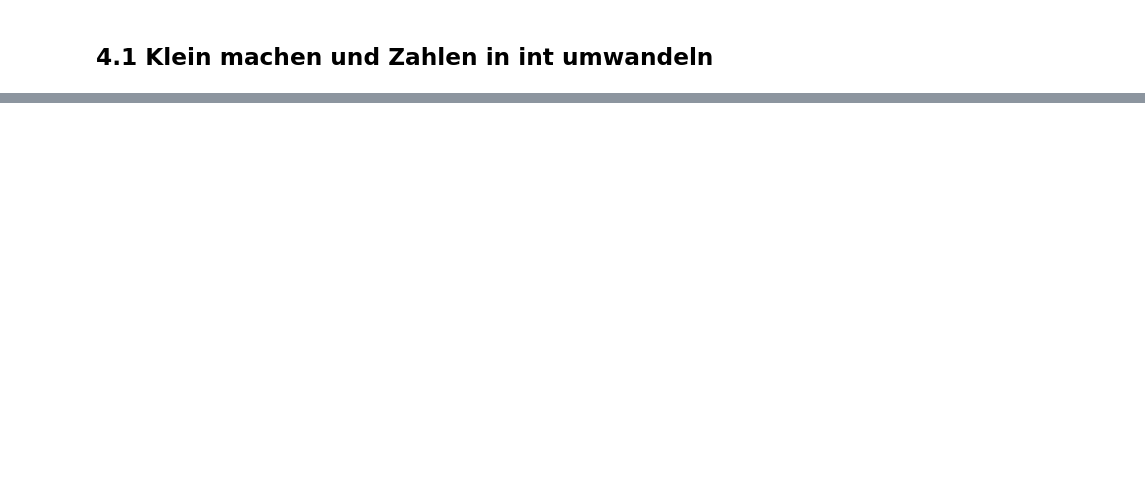
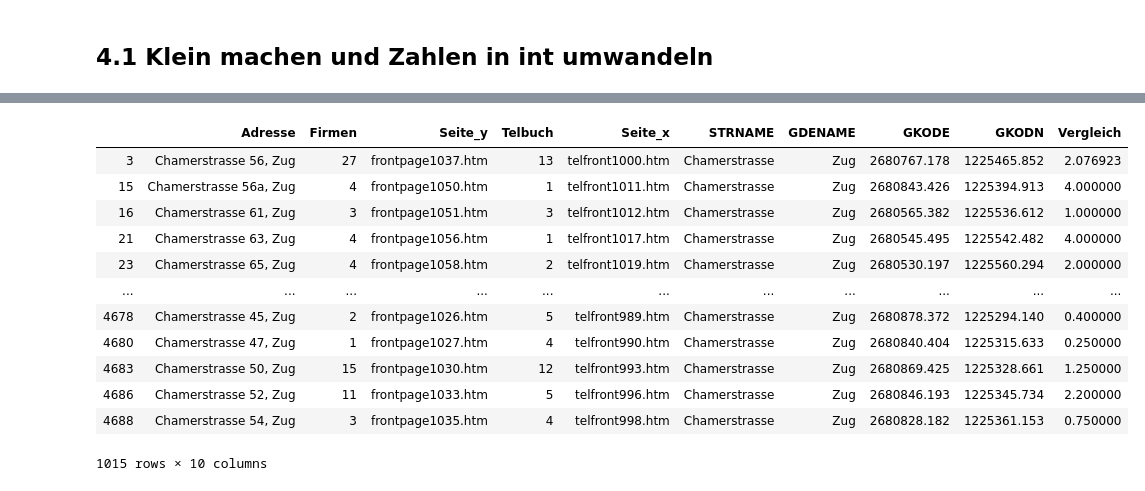
Before and after one commit to ZoeGwerder/hello-world, a Jupyter notebook: 00 Abschlussprojekt Briefkastenfirmen/01 Endcode Briefkastenfirmen.ipynb, the cells around one changed output, grey strips where cells are left out. Saved outputs shown, nothing was run; the diff lists cells and outputs as text; code cells hidden in the pictures; blank space fills up the shorter version.

```diff
--- a/00 Abschlussprojekt Briefkastenfirmen/01 Endcode Briefkastenfirmen.ipynb
+++ b/00 Abschlussprojekt Briefkastenfirmen/01 Endcode Briefkastenfirmen.ipynb
@@ -262,0 +476,18 @@ dtype: object
+# %%
+# Alle Adressen mit mindesrens einem Eintrag
+df_saukl2=df_saukl1[df_saukl1["Vergleich"]>0]
+df_saukl2
+# %% [output]
+|  | Adresse | Firmen | Seite_y | Telbuch | Seite_x | STRNAME | GDENAME | GKODE | GKODN | Vergleich |
+| 3 | Chamerstrasse 56, Zug | 27 | frontpage1037.htm | 13 | telfront1000.htm | Chamerstrasse | Zug | 2680767.178 | 1225465.852 | 2.076923 |
+| 15 | Chamerstrasse 56a, Zug | 4 | frontpage1050.htm | 1 | telfront1011.htm | Chamerstrasse | Zug | 2680843.426 | 1225394.913 | 4.000000 |
+| 16 | Chamerstrasse 61, Zug | 3 | frontpage1051.htm | 3 | telfront1012.htm | Chamerstrasse | Zug | 2680565.382 | 1225536.612 | 1.000000 |
+| 21 | Chamerstrasse 63, Zug | 4 | frontpage1056.htm | 1 | telfront1017.htm | Chamerstrasse | Zug | 2680545.495 | 1225542.482 | 4.000000 |
+| 23 | Chamerstrasse 65, Zug | 4 | frontpage1058.htm | 2 | telfront1019.htm | Chamerstrasse | Zug | 2680530.197 | 1225560.294 | 2.000000 |
+| ... | ... | ... | ... | ... | ... | ... | ... | ... | ... | ... |
+| 4678 | Chamerstrasse 45, Zug | 2 | frontpage1026.htm | 5 | telfront989.htm | Chamerstrasse | Zug | 2680878.372 | 1225294.140 | 0.400000 |
+| 4680 | Chamerstrasse 47, Zug | 1 | frontpage1027.htm | 4 | telfront990.htm | Chamerstrasse | Zug | 2680840.404 | 1225315.633 | 0.250000 |
+| 4683 | Chamerstrasse 50, Zug | 15 | frontpage1030.htm | 12 | telfront993.htm | Chamerstrasse | Zug | 2680869.425 | 1225328.661 | 1.250000 |
+| 4686 | Chamerstrasse 52, Zug | 11 | frontpage1033.htm | 5 | telfront996.htm | Chamerstrasse | Zug | 2680846.193 | 1225345.734 | 2.200000 |
+| 4688 | Chamerstrasse 54, Zug | 3 | frontpage1035.htm | 4 | telfront998.htm | Chamerstrasse | Zug | 2680828.182 | 1225361.153 | 0.750000 |
+1015 rows × 10 columns
```
Also changed, not shown: parts of 86 cells of this notebook, 6 other files.
